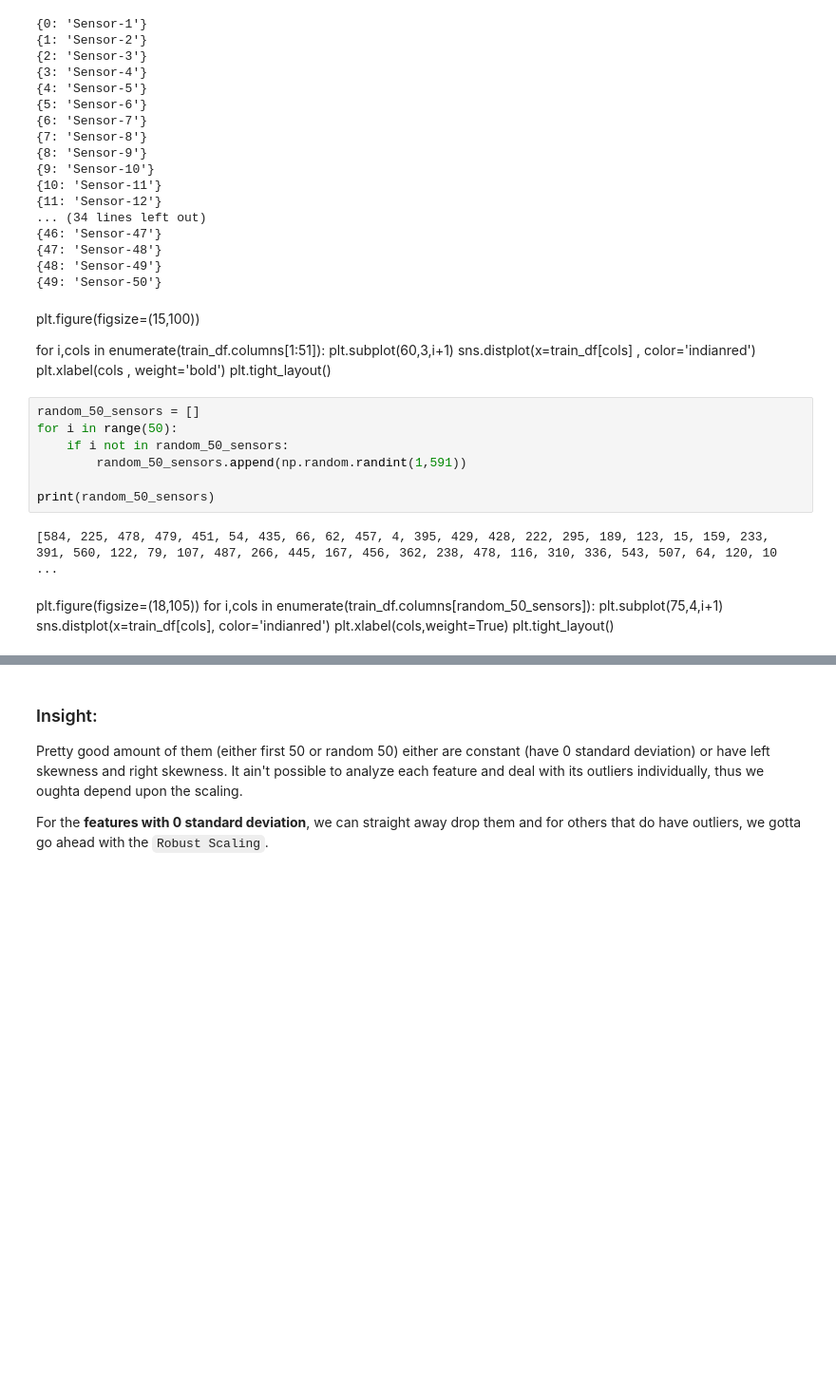
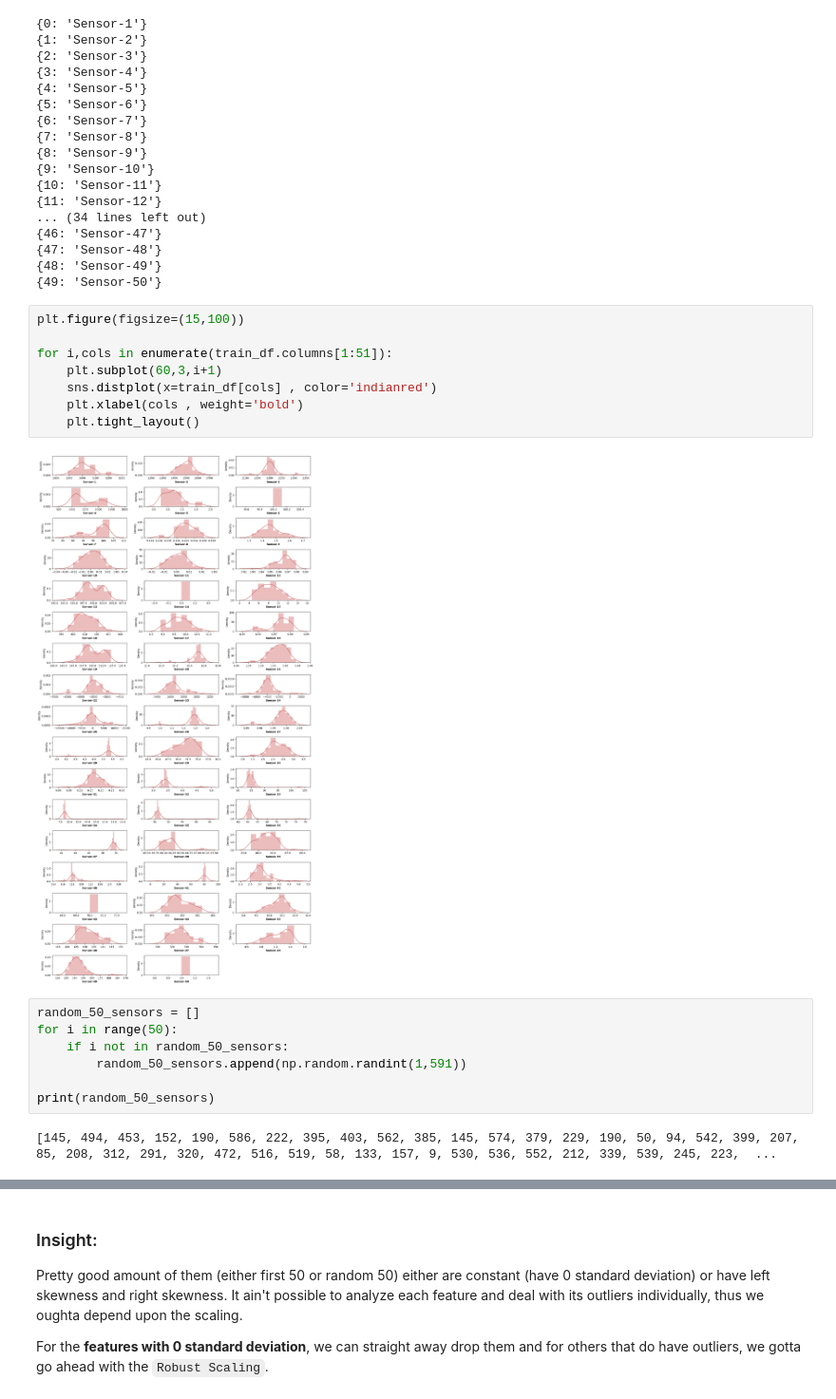
Before and after one commit to Er-Luciferr/Wafer-Fault-Detection, a Jupyter notebook: notebook/EDA.ipynb, the cells around one changed output, grey strips where cells are left out. Shown at 95% size. Saved outputs shown, nothing was run; the diff lists cells and outputs as text; blank space fills up the shorter version.

```diff
--- a/notebook/EDA.ipynb
+++ b/notebook/EDA.ipynb
@@ -153,14 +153,16 @@ for i,cols in enumerate(train_df.columns[1:51]):
 {47: 'Sensor-48'}
 {48: 'Sensor-49'}
 {49: 'Sensor-50'}
-# %% [markdown]
-plt.figure(figsize=(15,100))
-
-for i,cols in enumerate(train_df.columns[1:51]):
-    plt.subplot(60,3,i+1)
-    sns.distplot(x=train_df[cols] , color='indianred')
-    plt.xlabel(cols , weight='bold')
-    plt.tight_layout()
+# %%
+plt.figure(figsize=(15,100))
+
+for i,cols in enumerate(train_df.columns[1:51]):
+    plt.subplot(60,3,i+1)
+    sns.distplot(x=train_df[cols] , color='indianred')
+    plt.xlabel(cols , weight='bold')
+    plt.tight_layout()
+# %% [output]
+[figure, added]
 # %%
 random_50_sensors = []
 for i in range(50):
@@ -169,11 +171,4 @@ for i in range(50):
 
 print(random_50_sensors)
 # %% [output]
-[584, 225, 478, 479, 451, 54, 435, 66, 62, 457, 4, 395, 429, 428, 222, 295, 189, 123, 15, 159, 233, 391, 560, 122, 79, 107, 487, 266, 445, 167, 456, 362, 238, 478, 116, 310, 336, 543, 507, 64, 120, 10 ...
+[145, 494, 453, 152, 190, 586, 222, 395, 403, 562, 385, 145, 574, 379, 229, 190, 50, 94, 542, 399, 207, 85, 208, 312, 291, 320, 472, 516, 519, 58, 133, 157, 9, 530, 536, 552, 212, 339, 539, 245, 223,  ...
-# %% [markdown]
-plt.figure(figsize=(18,105))
-for i,cols in enumerate(train_df.columns[random_50_sensors]):
-    plt.subplot(75,4,i+1)
-    sns.distplot(x=train_df[cols], color='indianred')
-    plt.xlabel(cols,weight=True)
-    plt.tight_layout()
```
Also changed, not shown: parts of 13 cells of this notebook.
